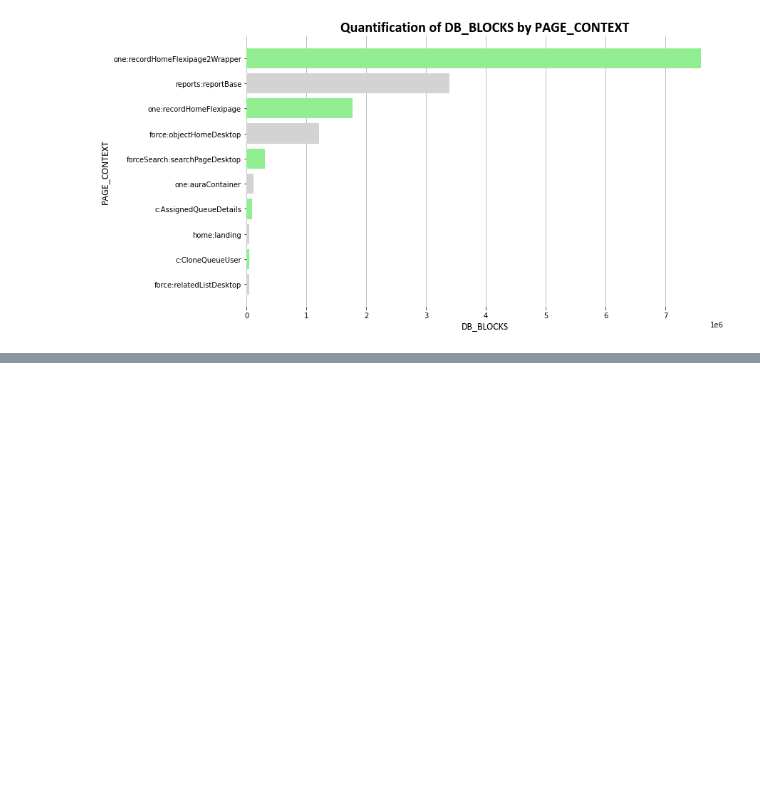
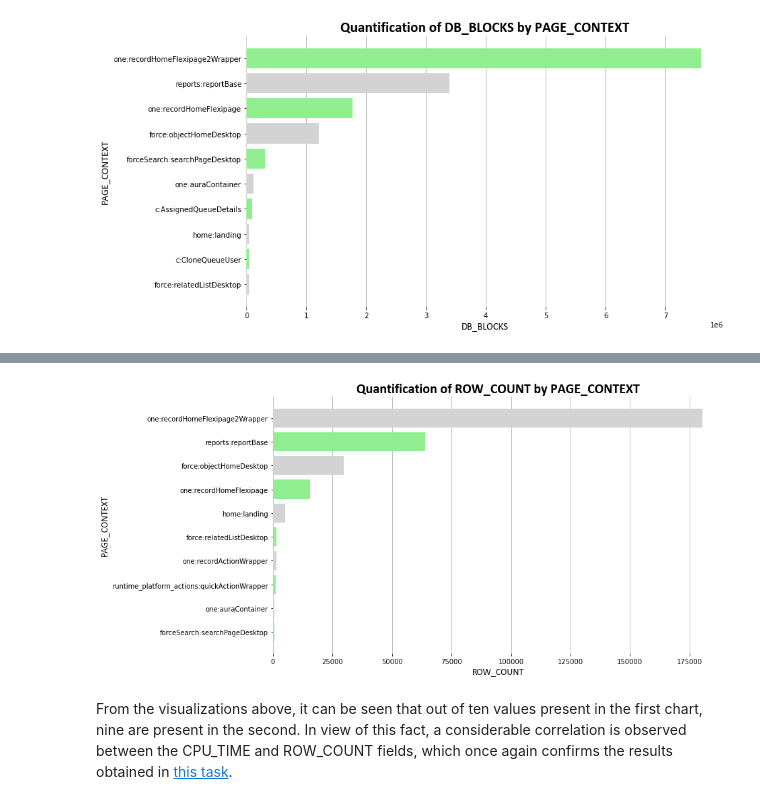
Before and after one commit to dell-splab/lightning-analysis, a Jupyter notebook: 3.2.2 Deep analysis of DB_TOTAL_TIME and CPU_TIME.ipynb, the cells around one changed output, grey strips where cells are left out. Drawn from its saved outputs; the diff is of its cells as text; code cells hidden in the pictures; blank space fills up the shorter version.

```diff
--- a/3.2.2 Deep analysis of DB_TOTAL_TIME and CPU_TIME.ipynb
+++ b/3.2.2 Deep analysis of DB_TOTAL_TIME and CPU_TIME.ipynb
@@ -268,0 +303,28 @@ plt.show()
+# %%
+data_dict = merged_data.groupby("PAGE_CONTEXT")['ROW_COUNT'].sum()
+
+sorted_data_dict = {k: v for k, v in sorted(data_dict.items(), key=lambda item: item[1], reverse = True)}
+# %%
+plt.figure(figsize=(12,7))
+
+amount_data = 10
+
+y_axis = list(sorted_data_dict.keys())[:amount_data];
+x_axis = list(sorted_data_dict.values())[:amount_data]
+
+
+plt.barh(y = y_axis, width = x_axis, color=['lightgrey', 'lightgreen'])
+plt.gca().invert_yaxis();
+plt.xlabel('ROW_COUNT', fontsize=14, fontname="Calibri")
+plt.ylabel('PAGE_CONTEXT', fontsize=14, fontname="Calibri")
+plt.grid(True, axis='x')
+plt.title('Quantification of ROW_COUNT by PAGE_CONTEXT', fontsize=20, fontweight="bold", fontname="Calibri");
+
+plt.rc('axes', axisbelow=True)
+plt.box(on=None)
+
+plt.show()
+# %% [output]
+[figure, added]
+# %% [markdown]
+From the visualizations above, it can be seen that out of ten values present in the first chart, nine are present in the second. In view of this fact, a considerable correlation is observed between the CPU_TIME and ROW_COUNT fields, which once again confirms the results obtained in [this task](https://github.com/dell-splab/lightning-analysis/blob/main/3.2%20Is%20the%20bottleneck%20in%20the%20application%20level%20.ipynb).
```
Also changed, not shown: parts of 7 cells of this notebook.
